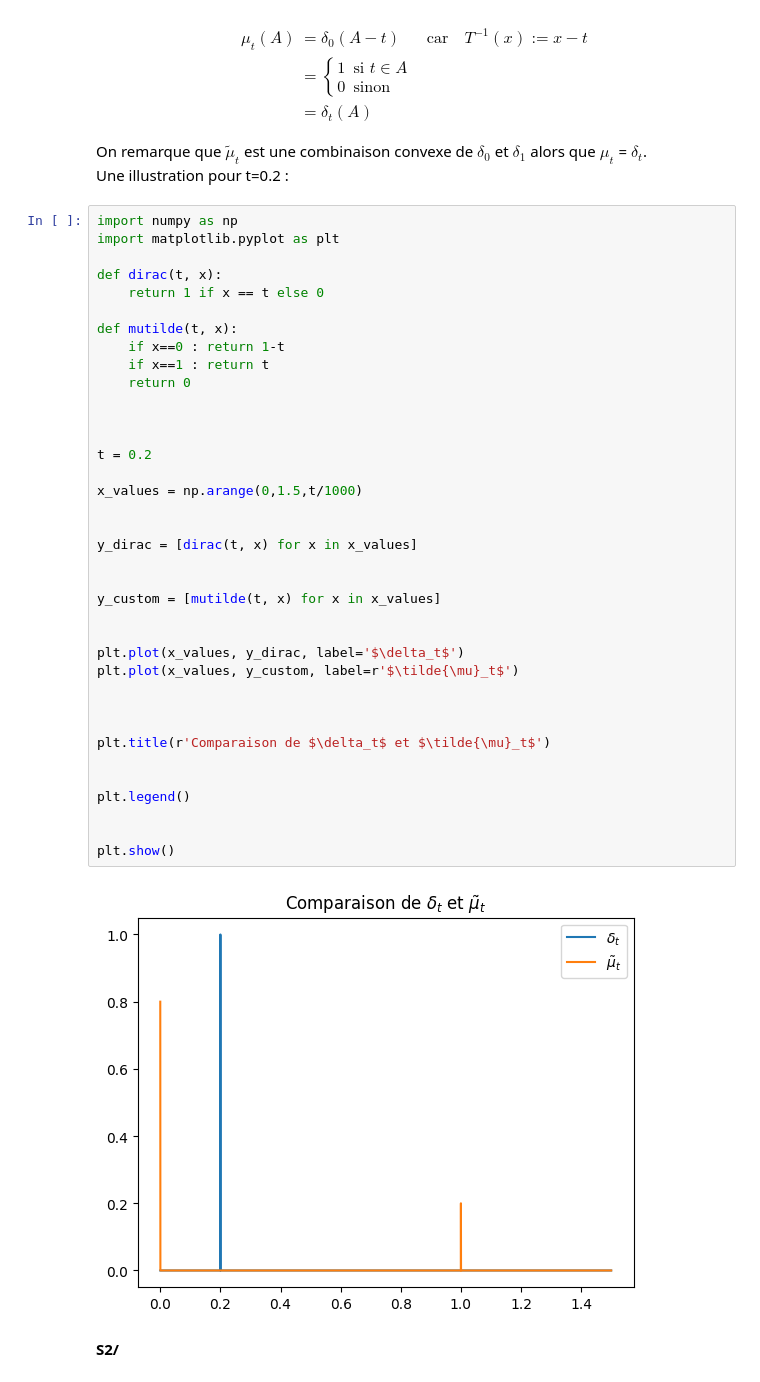
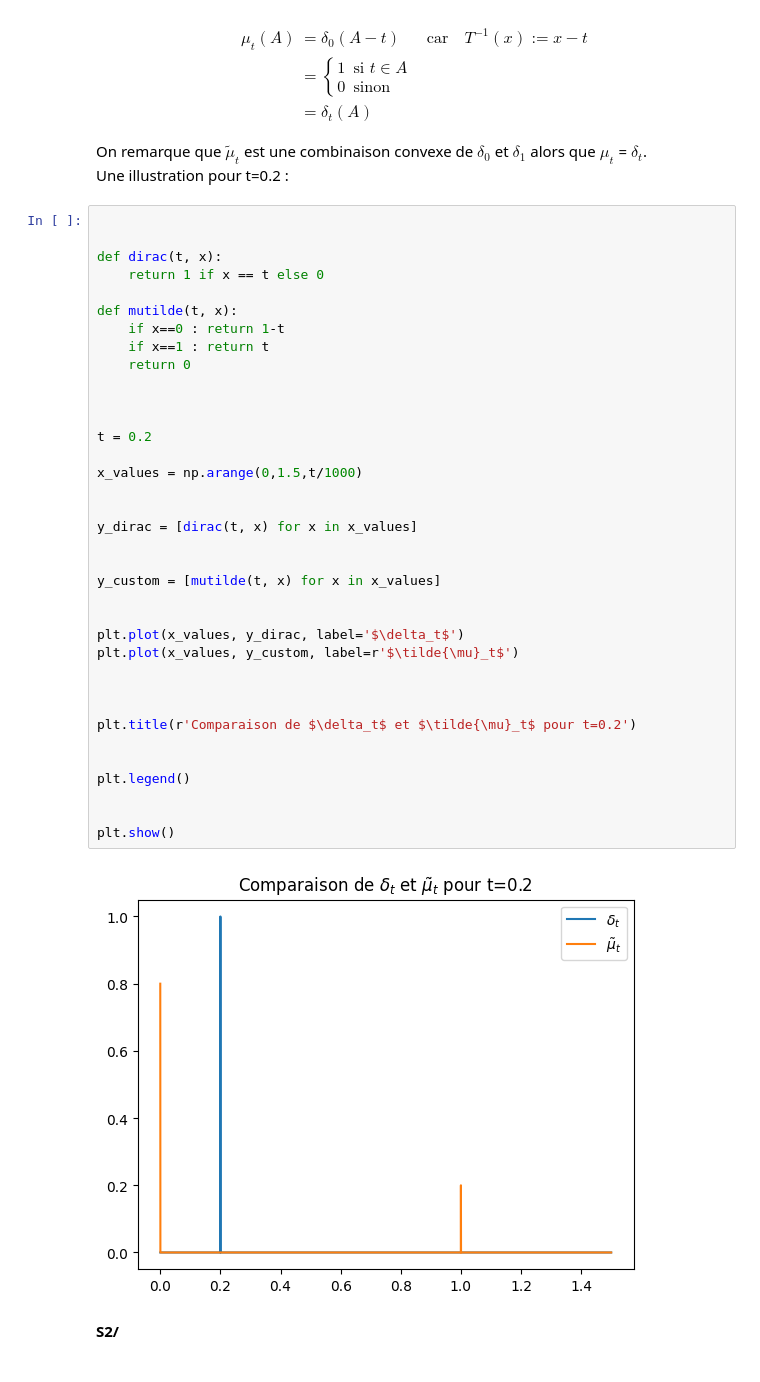
Before and after one commit to AI-ELka/Displacement_convexity_proj, a Jupyter notebook: Main.ipynb, the cells around one changed output. Saved outputs shown, nothing was run; the diff lists cells and outputs as text.

```diff
--- a/Main.ipynb
+++ b/Main.ipynb
@@ -119,8 +117,7 @@ $$
 On remarque que $\tilde{\mu}_t$ est une combinaison convexe de $\delta_0$ et $\delta_1$ alors que $\mu_t$ = $\delta_t$.
 Une illustration pour t=0.2 :
 # %%
-import numpy as np
-import matplotlib.pyplot as plt
+
 
 def dirac(t, x):
     return 1 if x == t else 0
@@ -128,35 +125,35 @@ def dirac(t, x):
 def mutilde(t, x):
     if x==0 : return 1-t
     if x==1 : return t
     return 0
 
 
 
 t = 0.2
 
 x_values = np.arange(0,1.5,t/1000)
 
 
 y_dirac = [dirac(t, x) for x in x_values]
 
 
 y_custom = [mutilde(t, x) for x in x_values]
 
 
 plt.plot(x_values, y_dirac, label='$\delta_t$')
 plt.plot(x_values, y_custom, label=r'$\tilde{\mu}_t$')
 
 
 
-plt.title(r'Comparaison de $\delta_t$ et $\tilde{\mu}_t$')
+plt.title(r'Comparaison de $\delta_t$ et $\tilde{\mu}_t$ pour t=0.2')
 
 
 plt.legend()
 
 
 plt.show()
 # %% [output]
-[figure, old version]
+[figure, new version]
 # %% [markdown]
 **S2/**
 # %%
```
Also changed, not shown: parts of 8 cells of this notebook.
